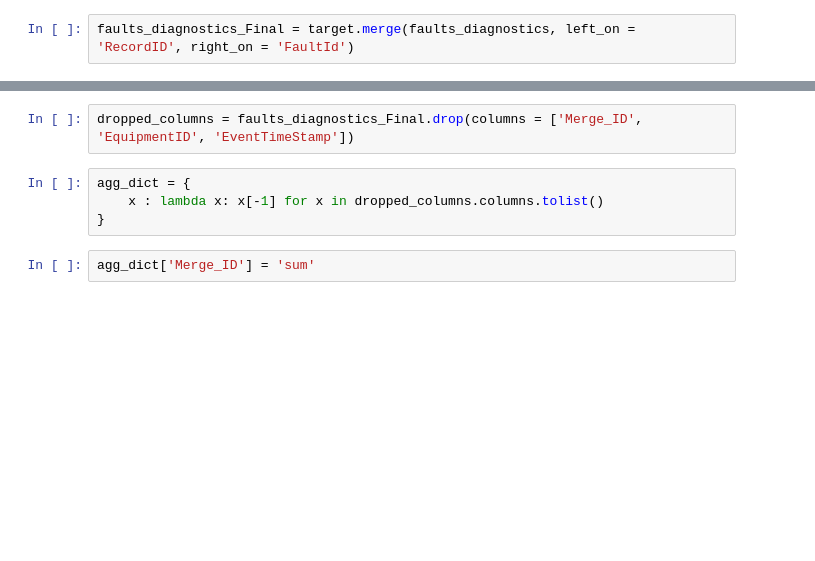
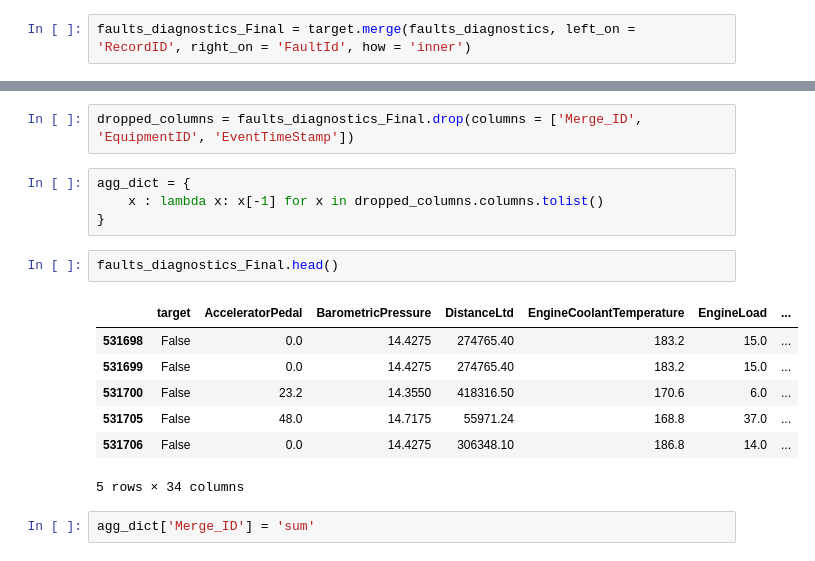
Before and after one commit to hcgreer/big_g_express-data-detectives, a Jupyter notebook: Big_G_New_Dataframes.ipynb, the cells around one changed output, grey strips where cells are left out. Drawn from its saved outputs; the diff is of its cells as text; blank space fills up the shorter version.

```diff
--- a/Big_G_New_Dataframes.ipynb
+++ b/Big_G_New_Dataframes.ipynb
@@ -42,5 +47,5 @@ Index(['Unnamed: 0', 'FaultId', 'AcceleratorPedal', 'BarometricPressure',
 # %%
-faults_diagnostics_Final = target.merge(faults_diagnostics, left_on = 'RecordID', right_on = 'FaultId')
+faults_diagnostics_Final = target.merge(faults_diagnostics, left_on = 'RecordID', right_on = 'FaultId', how = 'inner')
 # %%
 faults_diagnostics_Final['spnFmi'] = faults_diagnostics_Final['spn'].astype(str) + '-' + faults_diagnostics_Final['fmi'].astype(str)
 # %%
@@ -123,6 +128,16 @@ dropped_columns = faults_diagnostics_Final.drop(columns = ['Merge_ID', 'Equipmen
 agg_dict = {
     x : lambda x: x[-1] for x in dropped_columns.columns.tolist()
 }
+# %%
+faults_diagnostics_Final.head()
+# %% [output]
+|  | target | AcceleratorPedal | BarometricPressure | DistanceLtd | EngineCoolantTemperature | EngineLoad | ... |
+| 531698 | False | 0.0 | 14.4275 | 274765.40 | 183.2 | 15.0 | ... |
+| 531699 | False | 0.0 | 14.4275 | 274765.40 | 183.2 | 15.0 | ... |
+| 531700 | False | 23.2 | 14.3550 | 418316.50 | 170.6 | 6.0 | ... |
+| 531705 | False | 48.0 | 14.7175 | 55971.24 | 168.8 | 37.0 | ... |
+| 531706 | False | 0.0 | 14.4275 | 306348.10 | 186.8 | 14.0 | ... |
+5 rows × 34 columns
 # %%
 agg_dict['Merge_ID'] = 'sum'
 # %%
```
Also changed, not shown: parts of 11 cells of this notebook, 1 other file.
